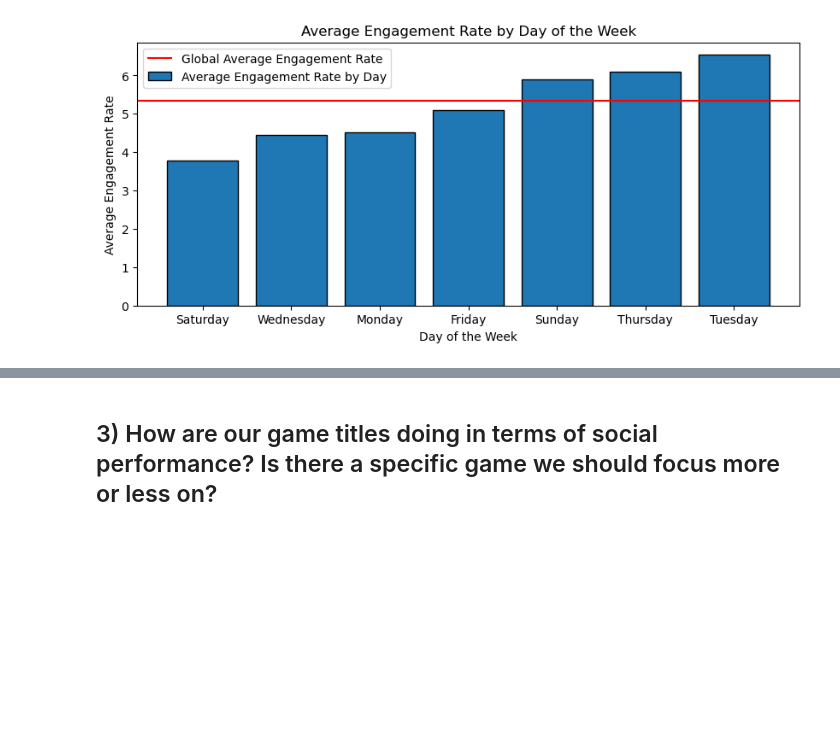
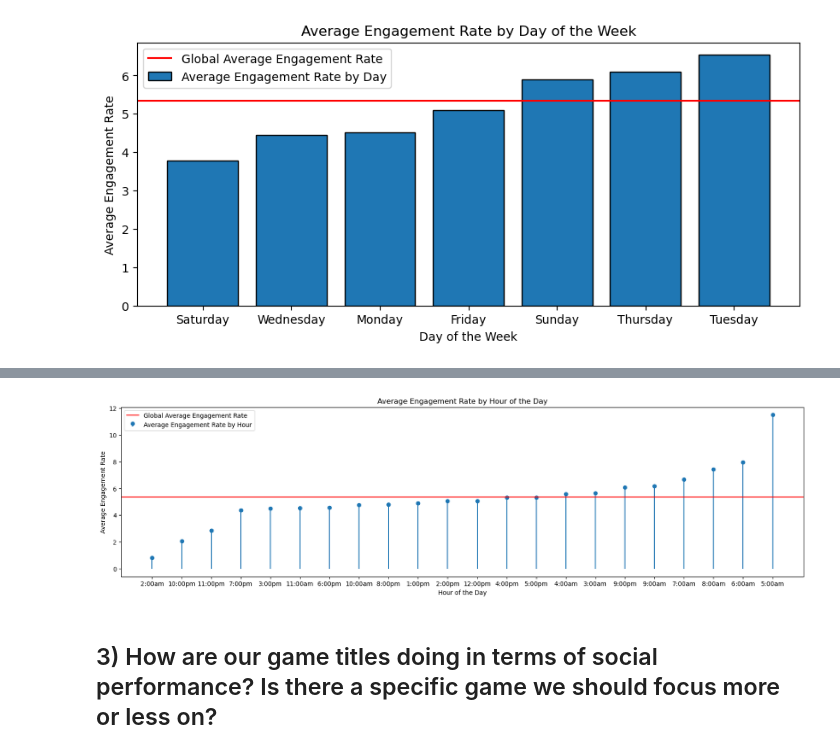
Before and after one commit to Isiah-Z-Montalvo/Evil-Geniuses-Data-Analyst-Internship-Assessment, a Jupyter notebook: Analysis.ipynb, the cells around one changed output, grey strips where cells are left out. Cells and saved outputs as stored; diff of their text form; code cells hidden in the pictures; blank space fills up the shorter version.

Commit message:
Completed Engagement rate by Hour chart

```diff
--- a/Analysis.ipynb
+++ b/Analysis.ipynb
@@ -192,3 +192,11 @@ plt.legend(["Global Average Engagement Rate", "Average Engagement Rate by Day"])
 plt.show()
 # %% [output]
 [figure]
+# %%
+hours = dateDF.groupby(dateDF.Published_Date.dt.hour)["Engagement_Rates"].mean()
+times = ["2:00am", "3:00am", "4:00am", "5:00am", "6:00am", "7:00am", "8:00am", "9:00am", "10:00am", "11:00am", "12:00pm",
+         "1:00pm", "2:00pm", "3:00pm", "4:00pm", "5:00pm", "6:00pm", "7:00pm", "8:00pm", "9:00pm", "10:00pm", "11:00pm"]
+data = {"Hour" : times, "Average_Engagement_Rate": hours.values}
+hours = pd.DataFrame(data)
+hours.sort_values("Average_Engagement_Rate", inplace = True)
+hours
@@ -195,3 +221,17 @@ plt.show()
+# %%
+fig, ax = plt.subplots(figsize=(20, 5))
+
+ax.stem("Hour", "Average_Engagement_Rate", data = hours, basefmt = " ")
+ax.axhline(y = typicalEngagementRate, color = "r", linestyle = "-")
+
+plt.title("Average Engagement Rate by Hour of the Day")
+plt.xlabel("Hour of the Day")
+plt.ylabel("Average Engagement Rate")
+
+plt.legend(["Global Average Engagement Rate", "Average Engagement Rate by Hour"])
+plt.show()
+# %% [output]
+[figure, added]
 # %% [markdown]
 ## 3) How are our game titles doing in terms of social performance? Is there a specific game we should focus more or less on?
 # %% [markdown]
```
Also changed, not shown: parts of 1 cell of this notebook.
